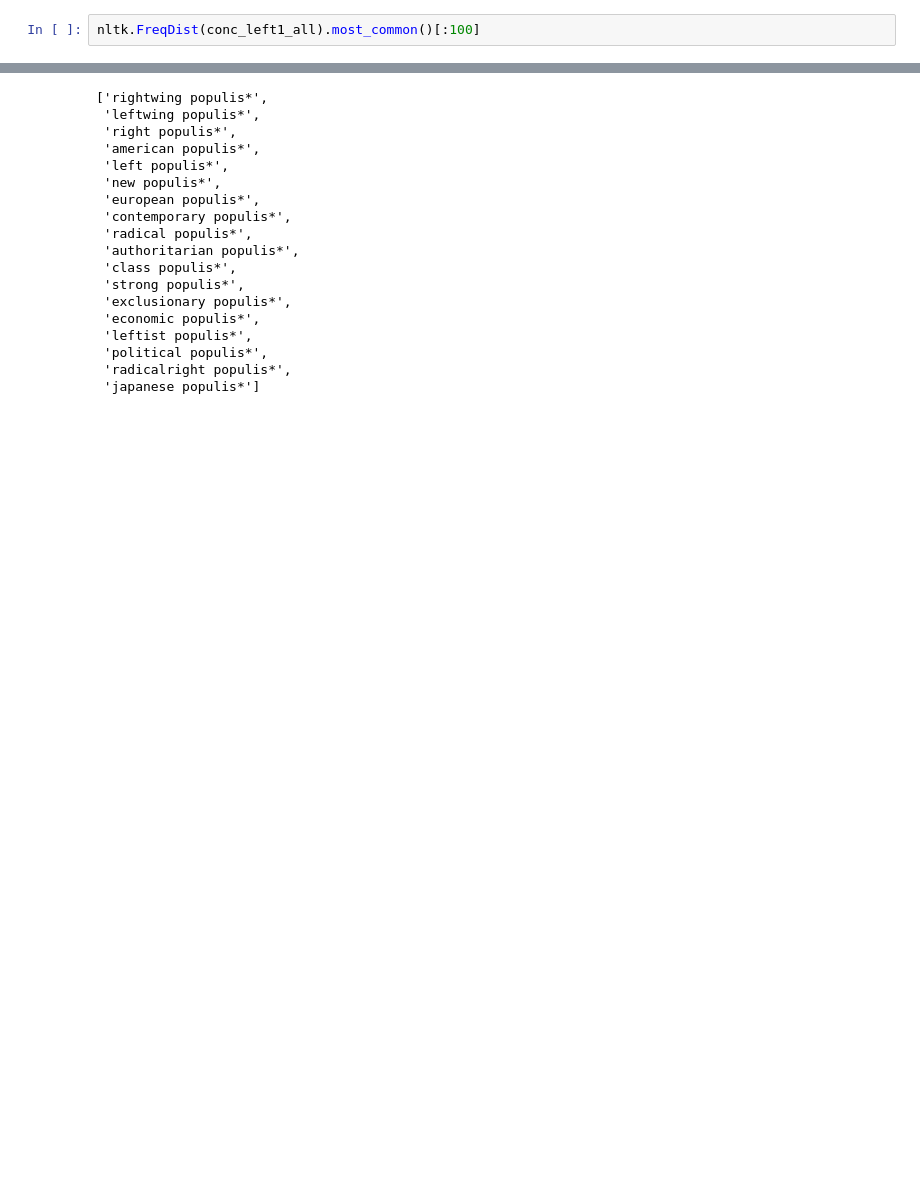
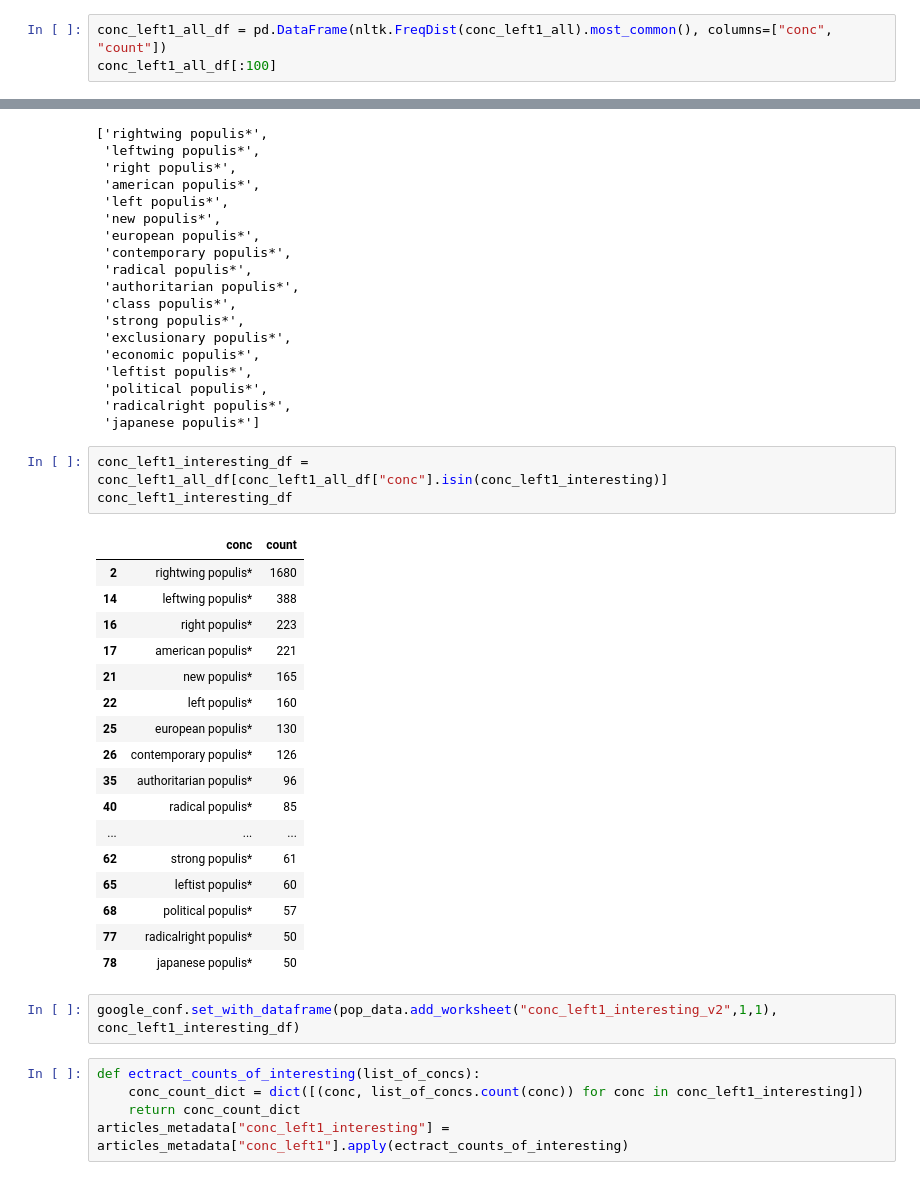
Before and after one commit to CCS-ZCU/pop, a Jupyter notebook: scripts/5_exploring_trends.ipynb, the cells around one changed output, grey strips where cells are left out. Drawn from its saved outputs; the diff is of its cells as text; blank space fills up the shorter version.

```diff
--- a/scripts/5_exploring_trends.ipynb
+++ b/scripts/5_exploring_trends.ipynb
@@ -162,5 +167,6 @@ len(conc_left1_all)
 # %% [output]
 41084
 # %%
-nltk.FreqDist(conc_left1_all).most_common()[:100]
+conc_left1_all_df = pd.DataFrame(nltk.FreqDist(conc_left1_all).most_common(), columns=["conc", "count"])
+conc_left1_all_df[:100]
 # %% [output]
@@ -203,3 +207,31 @@ conc_left1_interesting
  'political populis*',
  'radicalright populis*',
  'japanese populis*']
+# %%
+conc_left1_interesting_df = conc_left1_all_df[conc_left1_all_df["conc"].isin(conc_left1_interesting)]
+conc_left1_interesting_df
+# %% [output]
+|  | conc | count |
+| 2 | rightwing populis* | 1680 |
+| 14 | leftwing populis* | 388 |
+| 16 | right populis* | 223 |
+| 17 | american populis* | 221 |
+| 21 | new populis* | 165 |
+| 22 | left populis* | 160 |
+| 25 | european populis* | 130 |
+| 26 | contemporary populis* | 126 |
+| 35 | authoritarian populis* | 96 |
+| 40 | radical populis* | 85 |
+| ... | ... | ... |
+| 62 | strong populis* | 61 |
+| 65 | leftist populis* | 60 |
+| 68 | political populis* | 57 |
+| 77 | radicalright populis* | 50 |
+| 78 | japanese populis* | 50 |
+# %%
+google_conf.set_with_dataframe(pop_data.add_worksheet("conc_left1_interesting_v2",1,1), conc_left1_interesting_df)
+# %%
+def ectract_counts_of_interesting(list_of_concs):
+    conc_count_dict = dict([(conc, list_of_concs.count(conc)) for conc in conc_left1_interesting])
+    return conc_count_dict
+articles_metadata["conc_left1_interesting"] = articles_metadata["conc_left1"].apply(ectract_counts_of_interesting)
```
Also changed, not shown: parts of 8 cells of this notebook, 1 other file.
